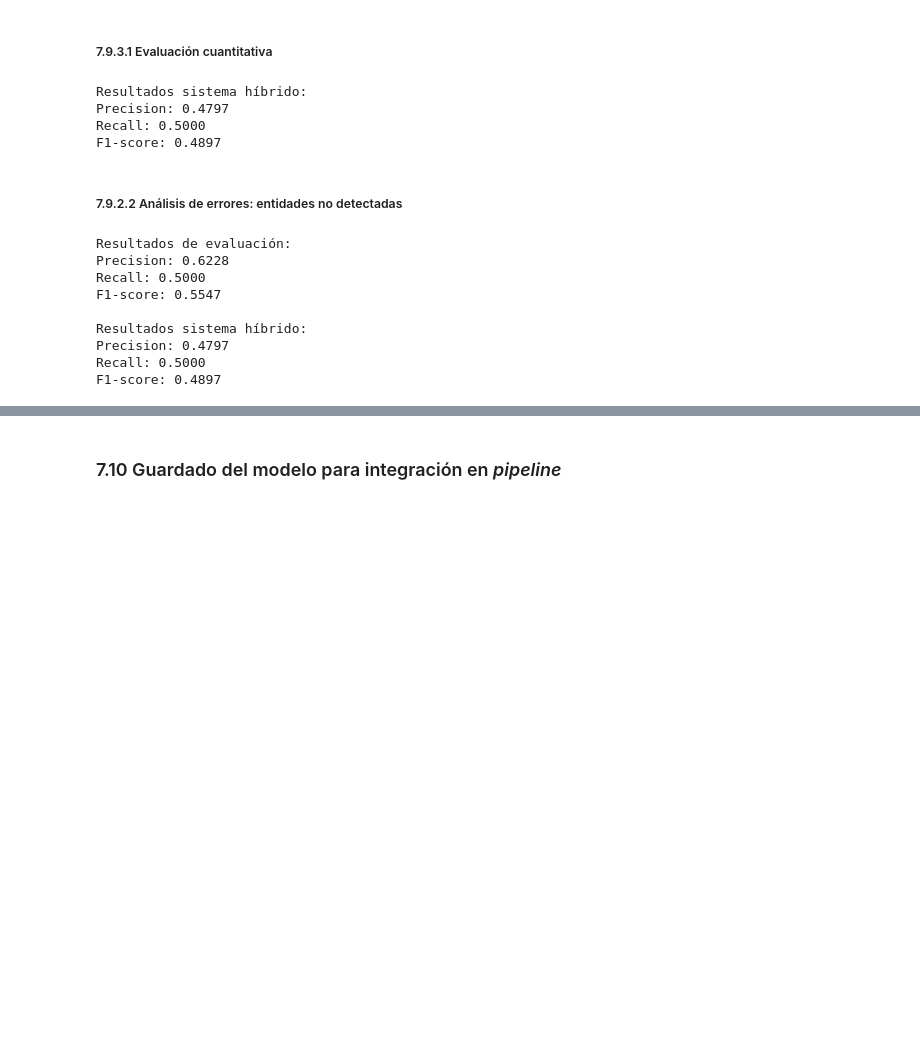
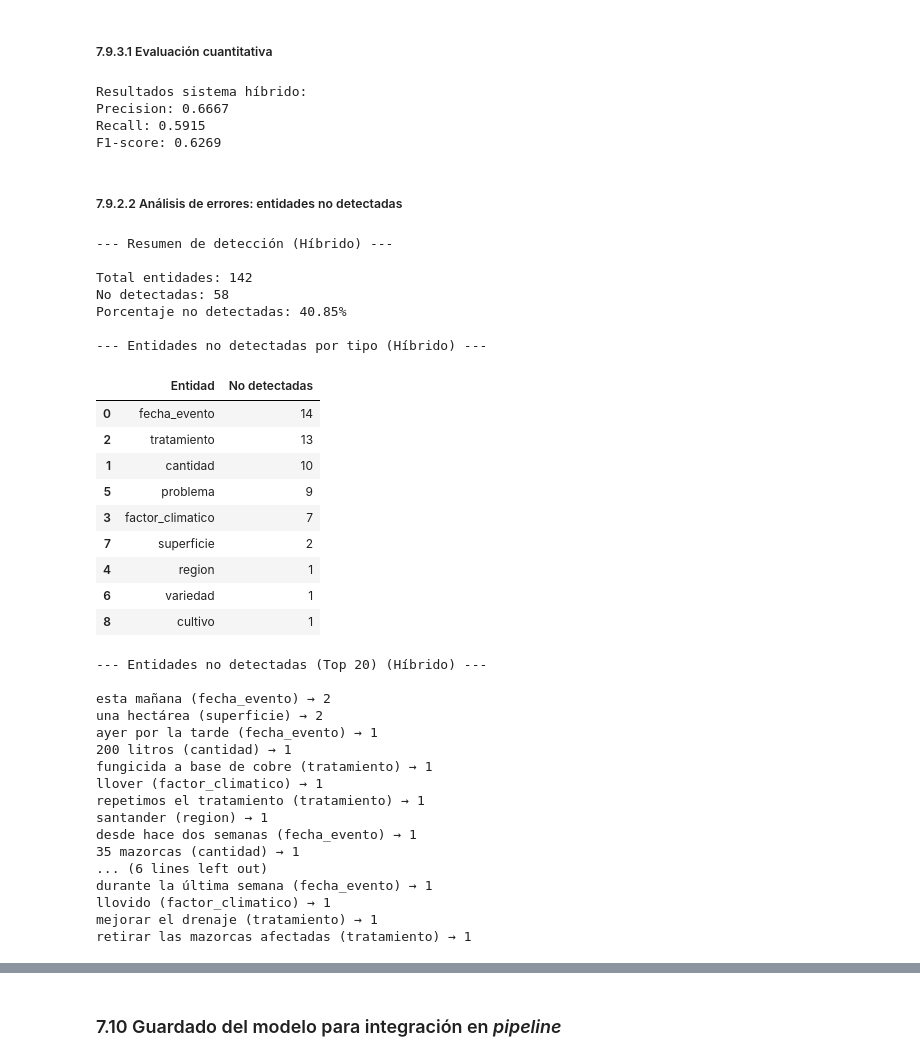
Before and after one commit to JMPinillos/agri-voice-ai, a Jupyter notebook: notebooks/03_nlp_modeling/nlp_modeling.ipynb, the cells around one changed output, grey strips where cells are left out. Cells and saved outputs as stored; diff of their text form; code cells hidden in the pictures; blank space fills up the shorter version.

```diff
--- a/notebooks/03_nlp_modeling/nlp_modeling.ipynb
+++ b/notebooks/03_nlp_modeling/nlp_modeling.ipynb
@@ -2682,8 +2662,11 @@ En este apartado se evalúa el comportamiento del sistema híbrido con el objeti
 # %% [markdown]
 ##### 7.9.3.1 Evaluación cuantitativa
 # %%
+with open(ner_terms_path, "r", encoding="utf-8") as f:
+    domain_terms = json.load(f)
+
 # Creamos el wrapper del sistema híbrido
-hybrid_nlp = HybridModelWrapper(extract_entities_with_domain_offsets)
+hybrid_nlp = HybridModelWrapper(extract_entities_hybrid)
 
 # Aplicamos la evaluación sobre el conjunto de evaluación
 results_hybrid = evaluate_model(nlp, hybrid_nlp, ner_eval_data)
@@ -2695,33 +2678,62 @@ print(f"Recall: {results_hybrid['recall']:.4f}")
 print(f"F1-score: {results_hybrid['f1']:.4f}")
 # %% [output]
 Resultados sistema híbrido:
-Precision: 0.4797
-Recall: 0.5000
-F1-score: 0.4897
+Precision: 0.6667
+Recall: 0.5915
+F1-score: 0.6269
 # %% [markdown]
 ##### 7.9.2.2 Análisis de errores: entidades no detectadas
 # %%
+results_hybrid_analysis = analyze_missing_entities(hybrid_nlp, ner_eval_data)
 
+print("\n--- Resumen de detección (Híbrido) ---\n")
+print(f"Total entidades: {results_hybrid_analysis['total_entities']}")
+print(f"No detectadas: {results_hybrid_analysis['total_missing']}")
+print(f"Porcentaje no detectadas: {(results_hybrid_analysis['total_missing'] / results_hybrid_analysis['total_entities']) * 100:.2f}%")
 
-# Resultados finales de evaluación
-print("Resultados de evaluación:")
-print(f"Precision: {results_ner['precision']:.4f}")
-print(f"Recall: {results_ner['recall']:.4f}")
-print(f"F1-score: {results_ner['f1']:.4f}")
+df_missing_labels = pd.DataFrame(
+    results_hybrid_analysis["missing_by_label"].items(),
+    columns=["Entidad", "No detectadas"]
+).sort_values(by="No detectadas", ascending=False)
 
+print("\n--- Entidades no detectadas por tipo (Híbrido) ---")
+display(df_missing_labels)
 
-
-print("\nResultados sistema híbrido:")
-print(f"Precision: {results_hybrid['precision']:.4f}")
-print(f"Recall: {results_hybrid['recall']:.4f}")
-print(f"F1-score: {results_hybrid['f1']:.4f}")
+print("\n--- Entidades no detectadas (Top 20) (Híbrido) ---\n")
+for (value, label), count in results_hybrid_analysis["missing_entities"].most_common(20):
+    print(f"{value} ({label}) → {count}")
 # %% [output]
-Resultados de evaluación:
-Precision: 0.6228
-Recall: 0.5000
-F1-score: 0.5547
+--- Resumen de detección (Híbrido) ---
 
-Resultados sistema híbrido:
-Precision: 0.4797
-Recall: 0.5000
-F1-score: 0.4897
+Total entidades: 142
+No detectadas: 58
+Porcentaje no detectadas: 40.85%
+
+--- Entidades no detectadas por tipo (Híbrido) ---
+|  | Entidad | No detectadas |
+| 0 | fecha_evento | 14 |
+| 2 | tratamiento | 13 |
+| 1 | cantidad | 10 |
+| 5 | problema | 9 |
+| 3 | factor_climatico | 7 |
+| 7 | superficie | 2 |
+| 4 | region | 1 |
+| 6 | variedad | 1 |
+| 8 | cultivo | 1 |
+--- Entidades no detectadas (Top 20) (Híbrido) ---
+
+esta mañana (fecha_evento) → 2
+una hectárea (superficie) → 2
+ayer por la tarde (fecha_evento) → 1
+200 litros (cantidad) → 1
+fungicida a base de cobre (tratamiento) → 1
+llover (factor_climatico) → 1
+repetimos el tratamiento (tratamiento) → 1
+santander (region) → 1
+desde hace dos semanas (fecha_evento) → 1
+35 mazorcas (cantidad) → 1
+... (6 lines left out)
+durante la última semana (fecha_evento) → 1
+llovido (factor_climatico) → 1
+mejorar el drenaje (tratamiento) → 1
+retirar las mazorcas afectadas (tratamiento) → 1
```
Also changed, not shown: parts of 36 cells of this notebook, 1 other file.
